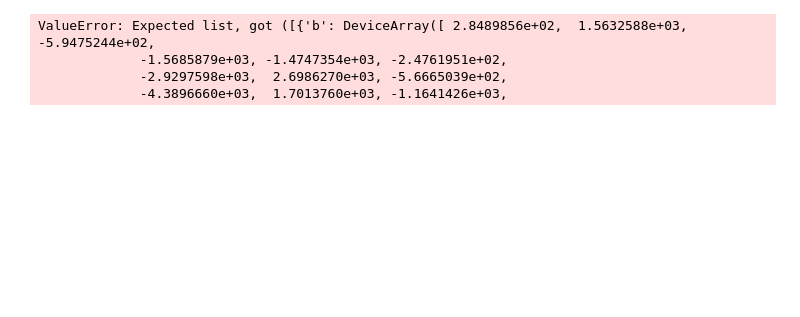
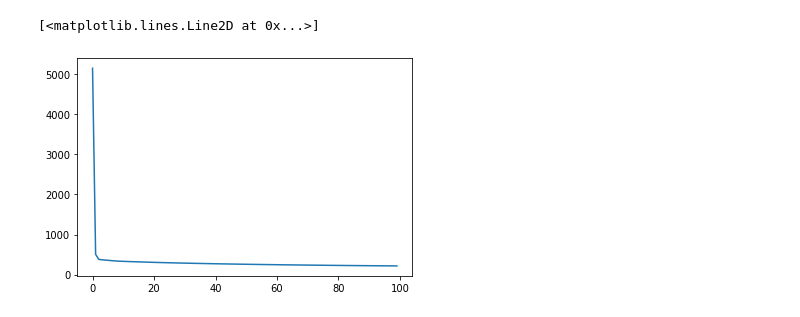
Before and after one commit to fyangami/ml-starter, a Jupyter notebook: jax/3.ipynb, the cells around one changed output. Saved outputs shown, nothing was run; the diff lists cells and outputs as text; code cells hidden in the pictures; blank space fills up the shorter version.

Commit message:
jaxnn

```diff
--- a/jax/3.ipynb
+++ b/jax/3.ipynb
@@ -20,13 +12,16 @@ from jaxnn import Model
 from jaxnn import nn
 
 model = Model([
+    nn.dense(24),
+    nn.relu(),
     nn.dense(128),
-    nn.dense(128),
+    nn.relu(),
     nn.dense(1)
 ])
-state = model.fit(x=x, y=y, optimizer=jaxnn.optimizers.sgd(), loss_fn=jaxnn.loss.mse())
+state = model.fit(x=x, y=y, optimizer=jaxnn.optimizers.sgd(1e-5), loss_fn=jaxnn.loss.mse(), epoch=100)
-# %% [output]
-ValueError: Expected list, got ([{'b': DeviceArray([ 2.8489856e+02,  1.5632588e+03, -5.9475244e+02,
-             -1.5685879e+03, -1.4747354e+03, -2.4761951e+02,
-             -2.9297598e+03,  2.6986270e+03, -5.6665039e+02,
-             -4.3896660e+03,  1.7013760e+03, -1.1641426e+03,
+# %%
+from matplotlib import pyplot as plt
+plt.plot(model.losses)
+# %% [output]
+[<matplotlib.lines.Line2D at 0x...>]
+[figure, added]
```
Also changed, not shown: parts of 4 cells of this notebook, 7 other files.
